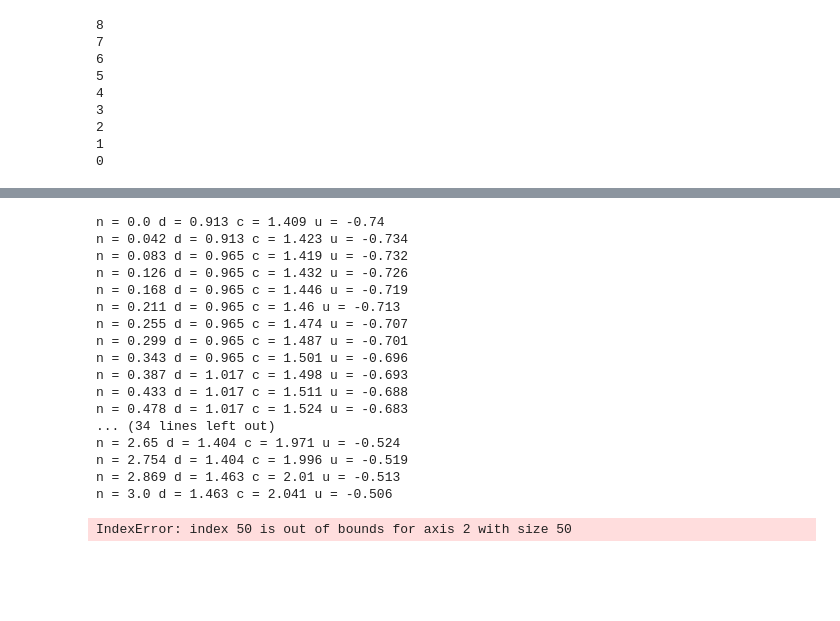
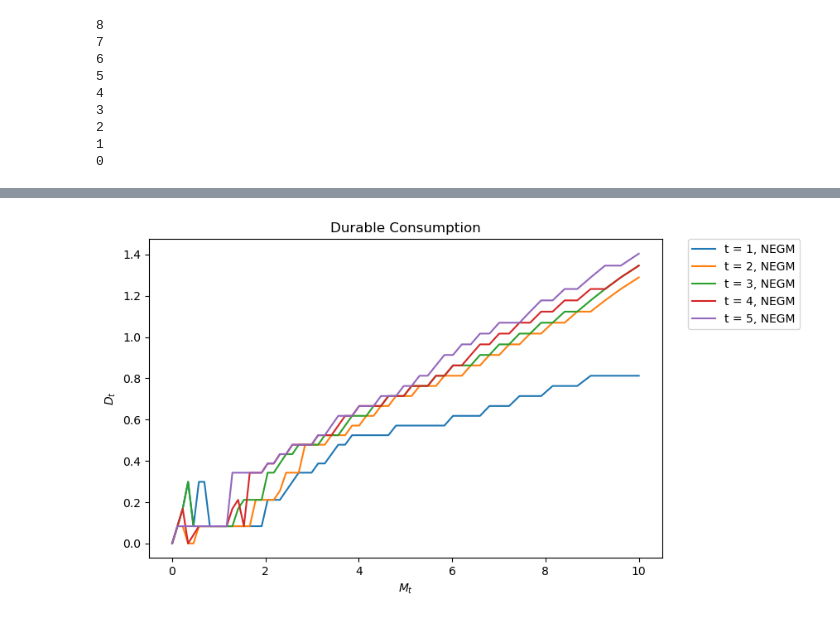
Before and after one commit to ChristofferDH/DP_CR, a Jupyter notebook: Main.ipynb, the cells around one changed output, grey strips where cells are left out. Drawn from its saved outputs; the diff is of its cells as text; code cells hidden in the pictures; blank space fills up the shorter version.

Commit message:
Added some graphs

```diff
--- a/Main.ipynb
+++ b/Main.ipynb
@@ -35,7 +34,0 @@ from Files import HelperFunctions
-# %%
-for t in range(2):
-    print (t)
-    print("d = " ,sol.d[t,3,7,5])
-    print("c = ", sol.c[t,3,7,5])
-    print("v = ", sol.v[t,3,7,5])
-    print("m =", sol.m[t,3,7,5])
@@ -97,23 +39,0 @@ m = 59 d = 2.056 c = 3.184 u = -0.327952703299294
-# %%
-for n in range(100):
-    u = HelperFunctions.utility(sol.c[5,10,n,20], sol.d[5,10,n,20], par)
-    print("n =",par.grid_n[5,n].round(3), "d =" ,sol.d[5,10,n,20].round(3), "c =", sol.c[5,10,n,20].round(3), "u =", u.round(3) )
-# %% [output]
-n = 0.0 d = 0.913 c = 1.409 u = -0.74
-n = 0.042 d = 0.913 c = 1.423 u = -0.734
-n = 0.083 d = 0.965 c = 1.419 u = -0.732
-n = 0.126 d = 0.965 c = 1.432 u = -0.726
-n = 0.168 d = 0.965 c = 1.446 u = -0.719
-n = 0.211 d = 0.965 c = 1.46 u = -0.713
-n = 0.255 d = 0.965 c = 1.474 u = -0.707
-n = 0.299 d = 0.965 c = 1.487 u = -0.701
-n = 0.343 d = 0.965 c = 1.501 u = -0.696
-n = 0.387 d = 1.017 c = 1.498 u = -0.693
-n = 0.433 d = 1.017 c = 1.511 u = -0.688
-n = 0.478 d = 1.017 c = 1.524 u = -0.683
-... (34 lines left out)
-n = 2.65 d = 1.404 c = 1.971 u = -0.524
-n = 2.754 d = 1.404 c = 1.996 u = -0.519
-n = 2.869 d = 1.463 c = 2.01 u = -0.513
-n = 3.0 d = 1.463 c = 2.041 u = -0.506
-IndexError: index 50 is out of bounds for axis 2 with size 50
@@ -122,6 +39,0 @@ par.grid_p[1,:].round(3)
-# %%
-for t in range(10):
-    print(t, "c =" ,sol.c[t,19,10,30].round(3))
-# %%
-for t in range(10):
-    print(t, "m =" ,sol.m[t,2,26,25].round(3))
@@ -129,0 +40,13 @@ par.grid_n[1,:].round(3)
+# %%
+fig = plt.figure(figsize=(8,5))# figsize is in inches...
+ax = fig.add_subplot(1,1,1)
+for t in range(par.T - 5):
+    ax.plot(sol.m[t, 2, 2, :],sol.d[t, 2, 2, :],  label=f"t = {t + 1}, NEGM",  linestyle='-')
+
+ax.set_xlabel(f"$M_t$")
+ax.set_ylabel(f"$D_t$")
+ax.set_title(f'Durable Consumption')
+ax.legend(bbox_to_anchor=(1.05, 1), loc='upper left', borderaxespad=0.)
+plt.show()
+# %% [output]
+[figure, added]
```
Also changed, not shown: parts of 8 cells of this notebook.
